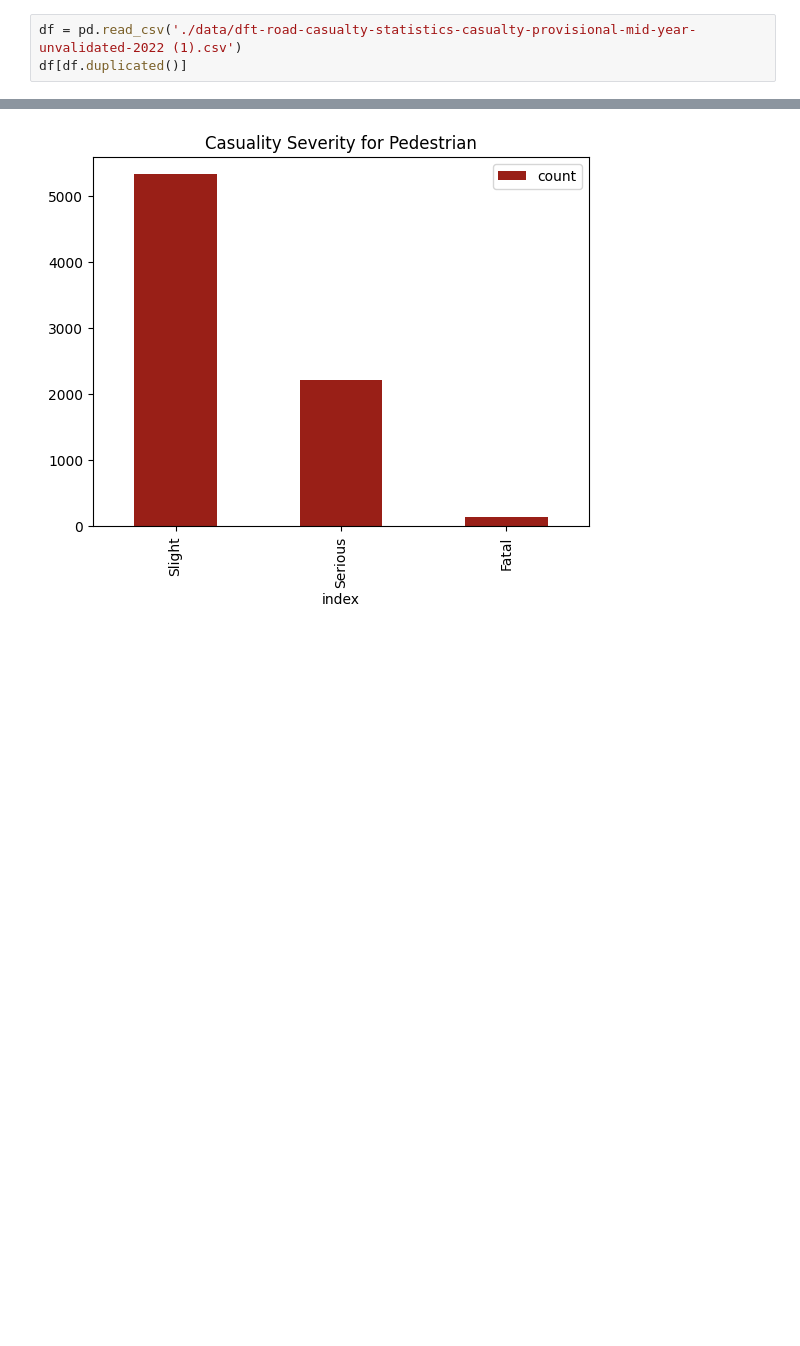
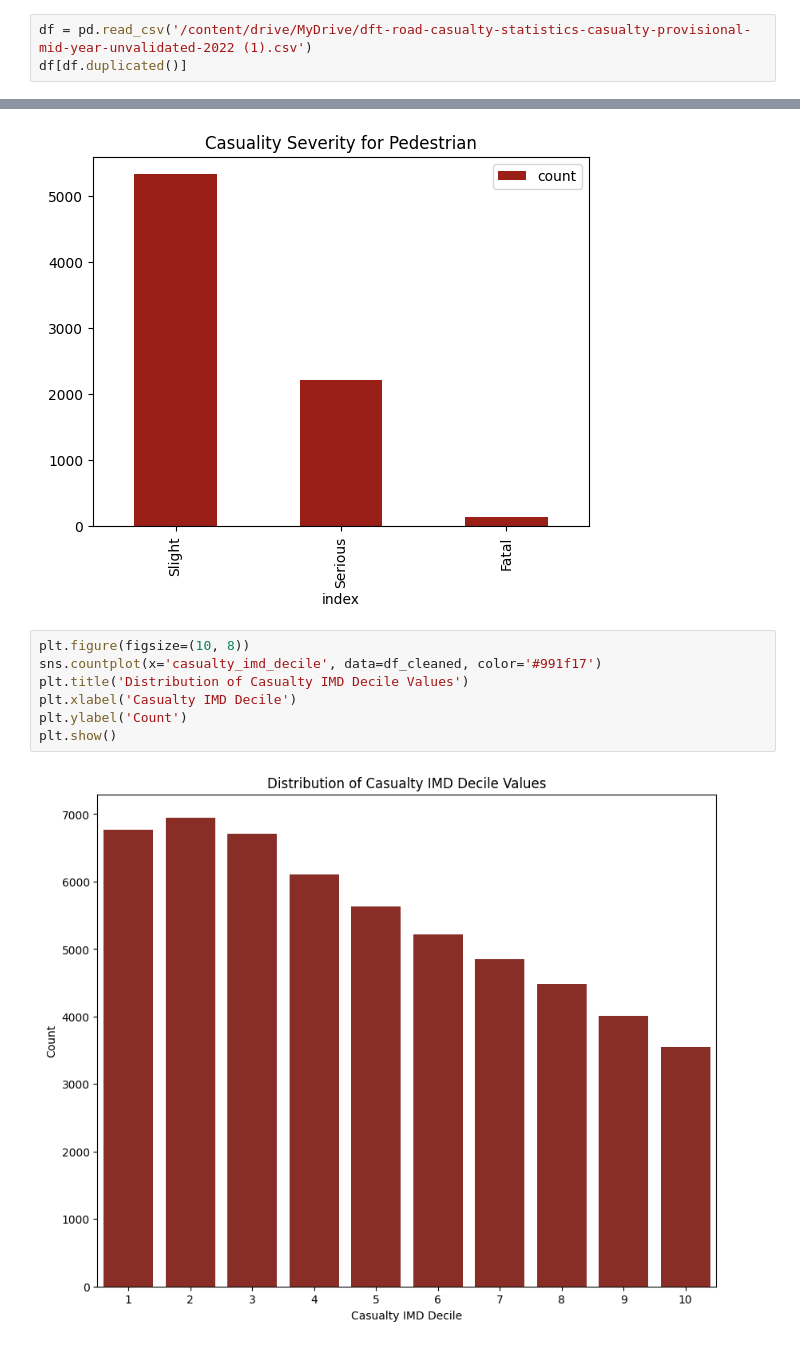
Before and after one commit to ZeynabRostami/road_casualty_data_analysis_2022, a Jupyter notebook: road_casualty_data_analysis_2022.ipynb, the cells around one changed output, grey strips where cells are left out. Cells and saved outputs as stored; diff of their text form; blank space fills up the shorter version.

Commit message:
imd decile added

```diff
--- a/road_casualty_data_analysis_2022.ipynb
+++ b/road_casualty_data_analysis_2022.ipynb
@@ -7,7 +7,7 @@ import plotly.express as px
 # %% [markdown]
 # Loading and cleaning the dataset
 # %%
-df = pd.read_csv('./data/dft-road-casualty-statistics-casualty-provisional-mid-year-unvalidated-2022 (1).csv')
+df = pd.read_csv('/content/drive/MyDrive/dft-road-casualty-statistics-casualty-provisional-mid-year-unvalidated-2022 (1).csv')
 df[df.duplicated()]
 # %% [output]
 |  | status | accident_index | accident_year | accident_reference | vehicle_reference | casualty_reference | ... |
@@ -400,3 +400,12 @@ pedestrian_df['casualty_severity'].value_counts().reset_index(name='count').plot
 # %% [output]
 <Axes: title={'center': 'Casuality Severity for Pedestrian'}, xlabel='index'>
 [figure]
+# %%
+plt.figure(figsize=(10, 8))
+sns.countplot(x='casualty_imd_decile', data=df_cleaned, color='#991f17')
+plt.title('Distribution of Casualty IMD Decile Values')
+plt.xlabel('Casualty IMD Decile')
+plt.ylabel('Count')
+plt.show()
+# %% [output]
+[figure, added]
```
